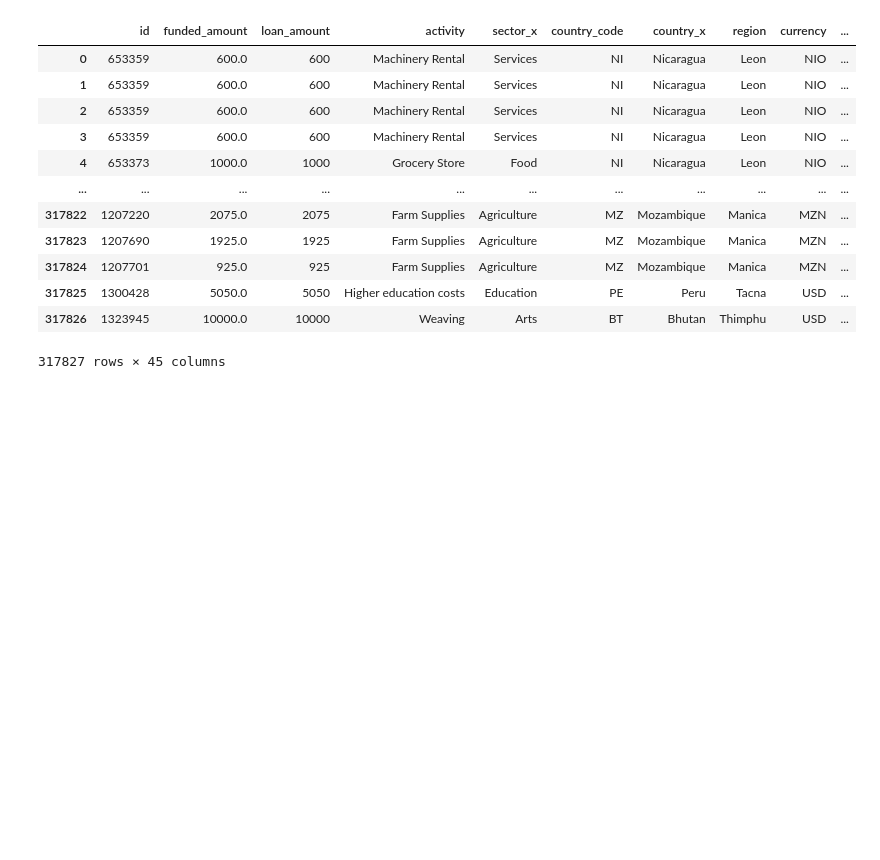
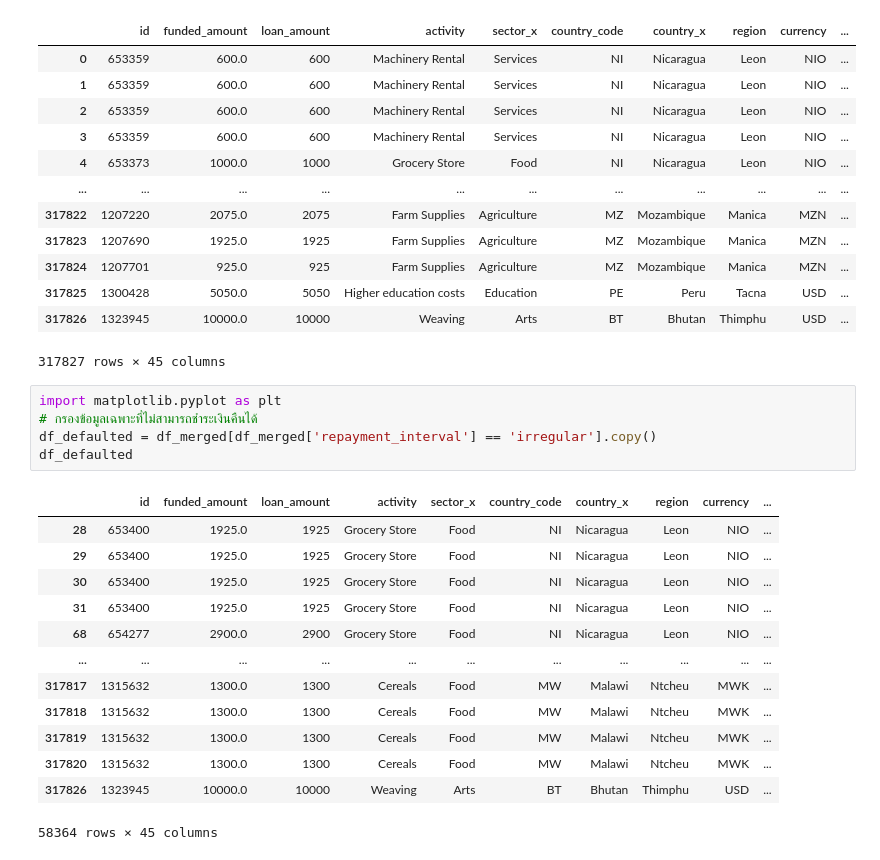
Before and after one commit to kornavit/project-data-sci-kavi, a Jupyter notebook: projectDataSci.ipynb, the cells around one changed output. Cells and saved outputs as stored; diff of their text form; blank space fills up the shorter version.

```diff
--- a/projectDataSci.ipynb
+++ b/projectDataSci.ipynb
@@ -263,3 +263,22 @@ df_merged
 | 317825 | 1300428 | 5050.0 | 5050 | Higher education costs | Education | PE | Peru | Tacna | USD | ... |
 | 317826 | 1323945 | 10000.0 | 10000 | Weaving | Arts | BT | Bhutan | Thimphu | USD | ... |
 317827 rows × 45 columns
+# %%
+import matplotlib.pyplot as plt
+# กรองข้อมูลเฉพาะที่ไม่สามารถชำระเงินคืนได้
+df_defaulted = df_merged[df_merged['repayment_interval'] == 'irregular'].copy()
+df_defaulted
+# %% [output]
+|  | id | funded_amount | loan_amount | activity | sector_x | country_code | country_x | region | currency | ... |
+| 28 | 653400 | 1925.0 | 1925 | Grocery Store | Food | NI | Nicaragua | Leon | NIO | ... |
+| 29 | 653400 | 1925.0 | 1925 | Grocery Store | Food | NI | Nicaragua | Leon | NIO | ... |
+| 30 | 653400 | 1925.0 | 1925 | Grocery Store | Food | NI | Nicaragua | Leon | NIO | ... |
+| 31 | 653400 | 1925.0 | 1925 | Grocery Store | Food | NI | Nicaragua | Leon | NIO | ... |
+| 68 | 654277 | 2900.0 | 2900 | Grocery Store | Food | NI | Nicaragua | Leon | NIO | ... |
+| ... | ... | ... | ... | ... | ... | ... | ... | ... | ... | ... |
+| 317817 | 1315632 | 1300.0 | 1300 | Cereals | Food | MW | Malawi | Ntcheu | MWK | ... |
+| 317818 | 1315632 | 1300.0 | 1300 | Cereals | Food | MW | Malawi | Ntcheu | MWK | ... |
+| 317819 | 1315632 | 1300.0 | 1300 | Cereals | Food | MW | Malawi | Ntcheu | MWK | ... |
+| 317820 | 1315632 | 1300.0 | 1300 | Cereals | Food | MW | Malawi | Ntcheu | MWK | ... |
+| 317826 | 1323945 | 10000.0 | 10000 | Weaving | Arts | BT | Bhutan | Thimphu | USD | ... |
+58364 rows × 45 columns
```
Also changed, not shown: parts of 3 cells of this notebook.
